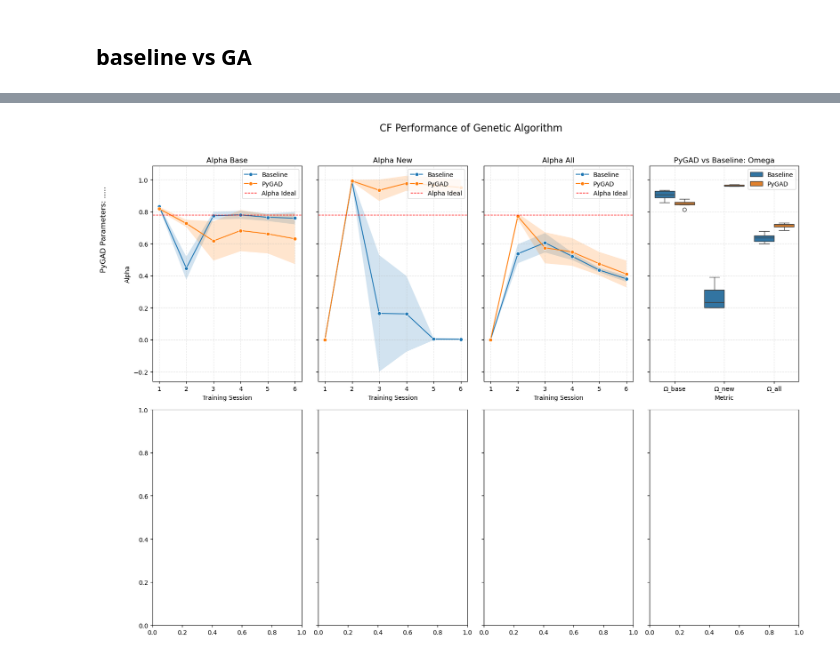
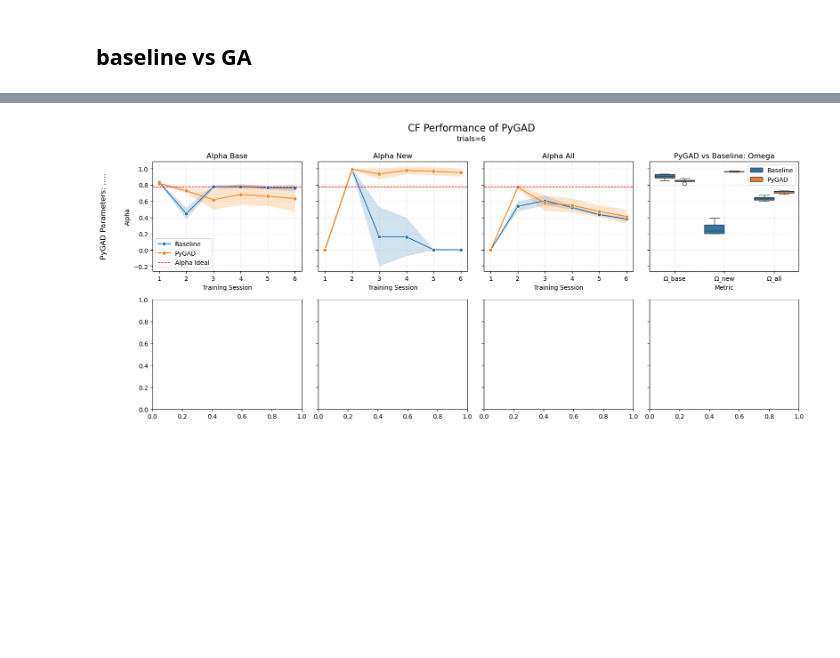
Before and after one commit to bitmorse/dl-hs24, a Jupyter notebook: plots/plot_experiments.ipynb, the cells around one changed output, grey strips where cells are left out. Drawn from its saved outputs; the diff is of its cells as text; code cells hidden in the pictures; blank space fills up the shorter version.

Commit message:
updating plots

```diff
--- a/plots/plot_experiments.ipynb
+++ b/plots/plot_experiments.ipynb
@@ -116,7 +116,7 @@ def plot_session_evolution(df, model="SNN", title="", ax_list=None):
     metrics = ['base', 'new', 'all']
     line_styles = ['-', '-', '-']
 
-    for ax, metric, line_style in zip(ax_list, metrics, line_styles):
+    for i, (ax, metric, line_style) in enumerate(zip(ax_list, metrics, line_styles)):
         baseline_alpha_sessions = df[f'Baseline_alpha_{metric}_sessions'].apply(lambda x: np.array(x))
         model_alpha_sessions = df[f'{model}_alpha_{metric}_sessions'].apply(lambda x: np.array(x))
 
@@ -142,7 +142,12 @@ def plot_session_evolution(df, model="SNN", title="", ax_list=None):
         ax.set_xlabel('Training Session')
         ax.set_ylabel('Alpha')
         ax.grid(True, alpha=0.3, linestyle='--')
-        ax.legend(loc='upper right')
+
+        # Show legend only for the first plot in the row
+        if i == 0:
+            ax.legend(loc='lower left')
+        else:
+            ax.get_legend().remove()
 # %% [markdown]
 ### baseline vs SNN
 # %%
@@ -158,12 +163,13 @@ titles = ["SNN Parameters:\n1000/1000 samples", "SNN Parameters:\n100/100 sample
 
 #overall plot title
 fig.suptitle("CF Performance of Spiking Neural Network", fontsize=16)
+fig.text(0.5, 0.93, f"trials={df_pygad.shape[0]}", ha='center', va='center', size='large')
 
 for i, (df, title) in enumerate(zip(dfs, titles)):
     plot_session_evolution(df, model="SNN", title=title, ax_list=axes[i, :])
     plot_cf_metrics(df, model="SNN", title="Omega", ax=axes[i, -1])
 
-    y_pos = 0.78 - i * 0.3
+    y_pos = 0.68 - i * 0.44
     fig.text(-0.02, y_pos, title, ha='center', va='center', size='large', rotation=90)
 
 plt.tight_layout(rect=[0, 0, 0.98, 0.96])
@@ -212,23 +208,24 @@ df_pygad
 # %%
-
+df_pygad = get_experiment("yi", "pygad_fmnist")
 
 fig, axes = plt.subplots(2, 4, figsize=(16, 7), sharey='row')
 fig.subplots_adjust(hspace=0.7, wspace=0.3)
 
 dfs = [df_pygad]
 titles = ["PyGAD Parameters: ....."]
 
 #overall plot title
-fig.suptitle("CF Performance of Genetic Algorithm", fontsize=16)
+fig.suptitle("CF Performance of PyGAD", fontsize=16)
+fig.text(0.5, 0.93, f"trials={df_pygad.shape[0]}", ha='center', va='center', size='large')
 
 for i, (df, title) in enumerate(zip(dfs, titles)):
     plot_session_evolution(df, model="PyGAD", title=title, ax_list=axes[i, :])
     plot_cf_metrics(df, model="PyGAD", title="Omega", ax=axes[i, -1])
 
-    y_pos = 0.78 - i * 0.3
+    y_pos = 0.68 - i * 0.44
     fig.text(-0.02, y_pos, title, ha='center', va='center', size='large', rotation=90)
 
 plt.tight_layout(rect=[0, 0, 0.98, 0.96])
 plt.show()
 # %% [output]
-[figure, old version]
+[figure, new version]
```
Also changed, not shown: parts of 3 cells of this notebook.
